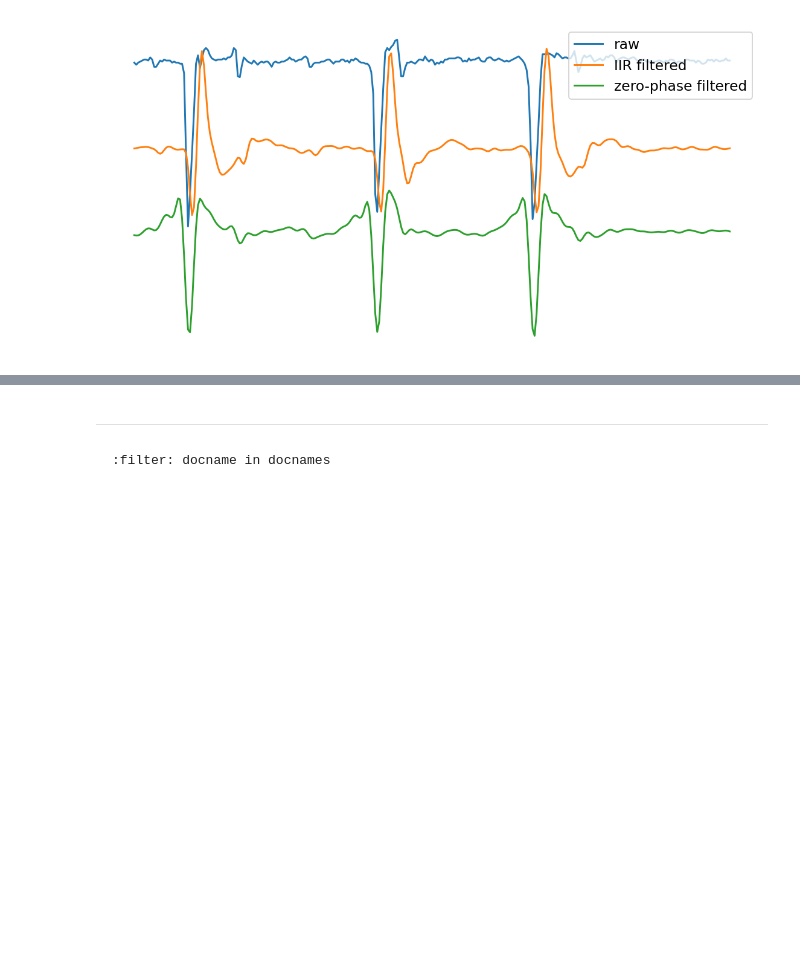
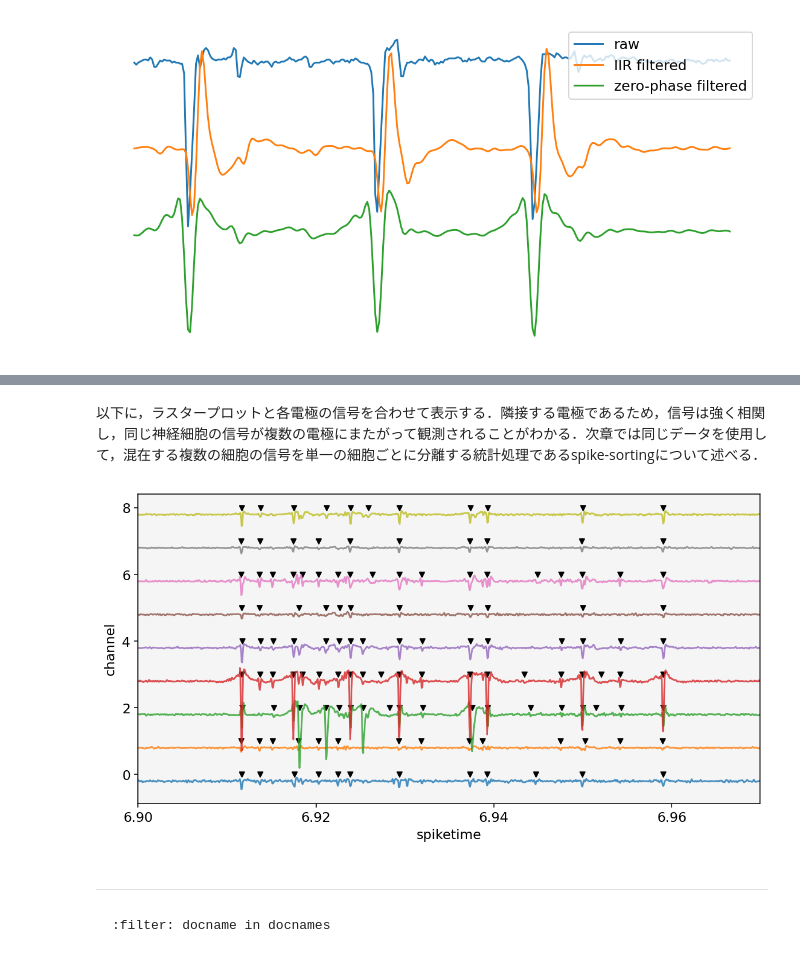
Before and after one commit to tk-neuron/meabook, a Jupyter notebook: _sources/2_signals/01_spike_detection.ipynb, the cells around one changed output, grey strips where cells are left out. Cells and saved outputs as stored; diff of their text form; code cells hidden in the pictures; blank space fills up the shorter version.

````diff
--- a/_sources/2_signals/01_spike_detection.ipynb
+++ b/_sources/2_signals/01_spike_detection.ipynb
@@ -183,0 +240,12 @@ $$
+# %%
+spiketimes = []
+channels = []
+
+for i in range(n_channels):
+    s = sig_filt[i]
+    peaks = peak_detection(sig=s, thr=thr_mad(s), distance=20)
+    spiketimes.extend(peaks / fs)
+    channels.extend([i] * len(peaks))
+
+df_sp = pd.DataFrame({'spiketime': spiketimes, 'channel': channels})
+display(df_sp.head())
@@ -184,3 +259,24 @@ $$
+# %% [markdown]
+以下に，ラスタープロットと各電極の信号を合わせて表示する．隣接する電極であるため，信号は強く相関し，同じ神経細胞の信号が複数の電極にまたがって観測されることがわかる．次章では同じデータを使用して，混在する複数の細胞の信号を単一の細胞ごとに分離する統計処理であるspike-sortingについて述べる．
+# %%
+fig, ax = plt.subplots(figsize=(10, 5))
+
+start_sec, end_sec = 6.90, 6.97
+t = np.arange(start_sec * fs, end_sec * fs, 1).astype(int)
+
+for i in range(n_channels):
+    s = sig_filt[i]
+    ax.plot(t / fs, (i - 0.2) + (s[t] / 500), alpha=0.8)
+
+df_sp.query(f'{start_sec} < spiketime < {end_sec}').plot.scatter(ax=ax, x='spiketime', y='channel', c='k', s=20, marker='v')
+
+ax.set_xlim(t[0] / fs, t[-1] / fs)
+ax.set_facecolor('whitesmoke')
+
+plt.locator_params(axis='x', nbins=4)
+plt.show()
+# %% [output]
+[figure, added]
 # %% [markdown]
 ---
 ```{bibliography}
````
Also changed, not shown: parts of 15 cells of this notebook, 30 other files.
